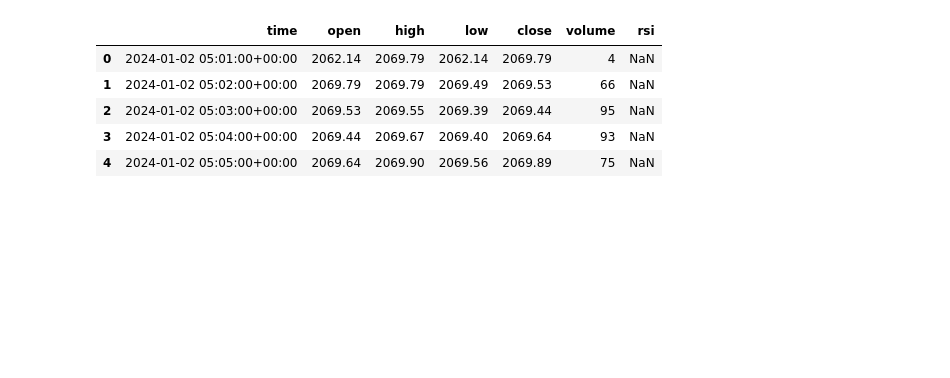
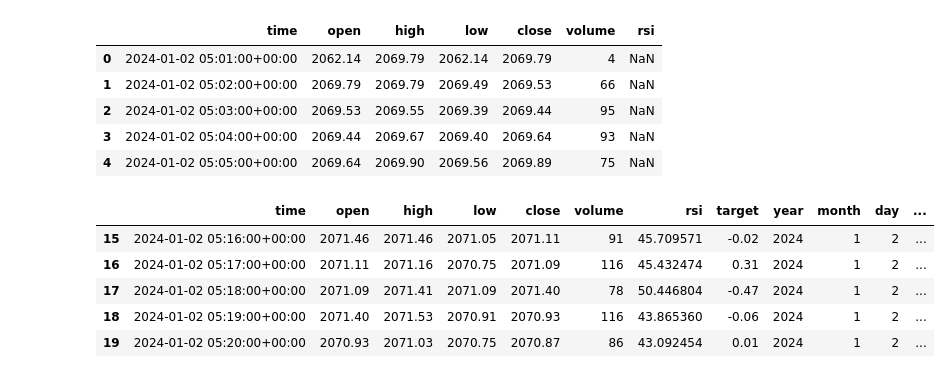
Before and after one commit to ramsayab/XAUUSD-auto-trade, a Jupyter notebook: training/xgboost.ipynb, the cells around one changed output. Drawn from its saved outputs; the diff is of its cells as text; code cells hidden in the pictures; blank space fills up the shorter version.

```diff
--- a/training/xgboost.ipynb
+++ b/training/xgboost.ipynb
@@ -10,4 +14,14 @@ df.head()
 | 2 | 2024-01-02 05:03:00+00:00 | 2069.53 | 2069.55 | 2069.39 | 2069.44 | 95 | NaN |
 | 3 | 2024-01-02 05:04:00+00:00 | 2069.44 | 2069.67 | 2069.40 | 2069.64 | 93 | NaN |
 | 4 | 2024-01-02 05:05:00+00:00 | 2069.64 | 2069.90 | 2069.56 | 2069.89 | 75 | NaN |
+# %%
+df = df[15:]
+df.head()
+# %% [output]
+|  | time | open | high | low | close | volume | rsi | target | year | month | day | ... |
+| 15 | 2024-01-02 05:16:00+00:00 | 2071.46 | 2071.46 | 2071.05 | 2071.11 | 91 | 45.709571 | -0.02 | 2024 | 1 | 2 | ... |
+| 16 | 2024-01-02 05:17:00+00:00 | 2071.11 | 2071.16 | 2070.75 | 2071.09 | 116 | 45.432474 | 0.31 | 2024 | 1 | 2 | ... |
+| 17 | 2024-01-02 05:18:00+00:00 | 2071.09 | 2071.41 | 2071.09 | 2071.40 | 78 | 50.446804 | -0.47 | 2024 | 1 | 2 | ... |
+| 18 | 2024-01-02 05:19:00+00:00 | 2071.40 | 2071.53 | 2070.91 | 2070.93 | 116 | 43.865360 | -0.06 | 2024 | 1 | 2 | ... |
+| 19 | 2024-01-02 05:20:00+00:00 | 2070.93 | 2071.03 | 2070.75 | 2070.87 | 86 | 43.092454 | 0.01 | 2024 | 1 | 2 | ... |
 # %%
```
Also changed, not shown: parts of 4 cells of this notebook, 3 other files.
